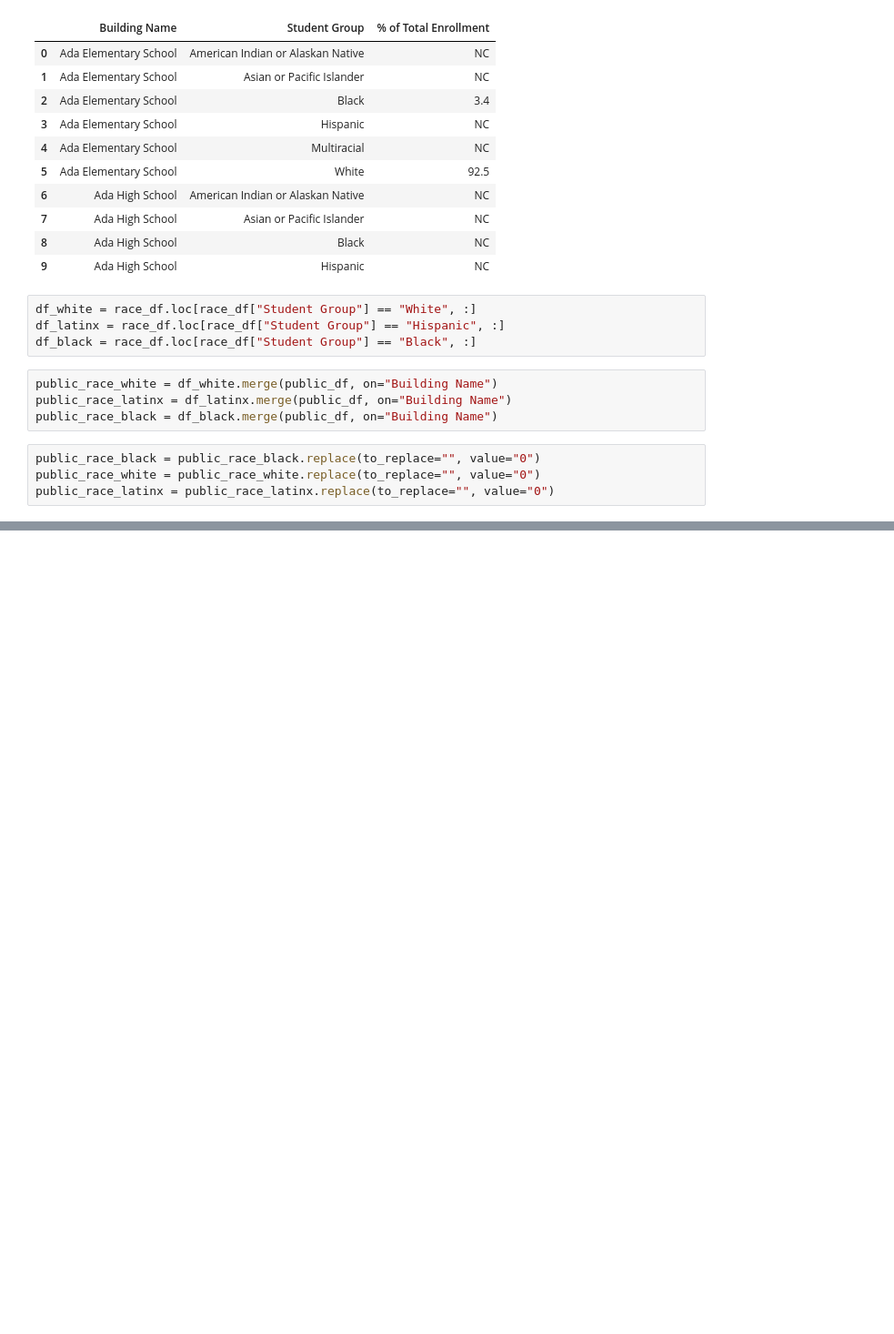
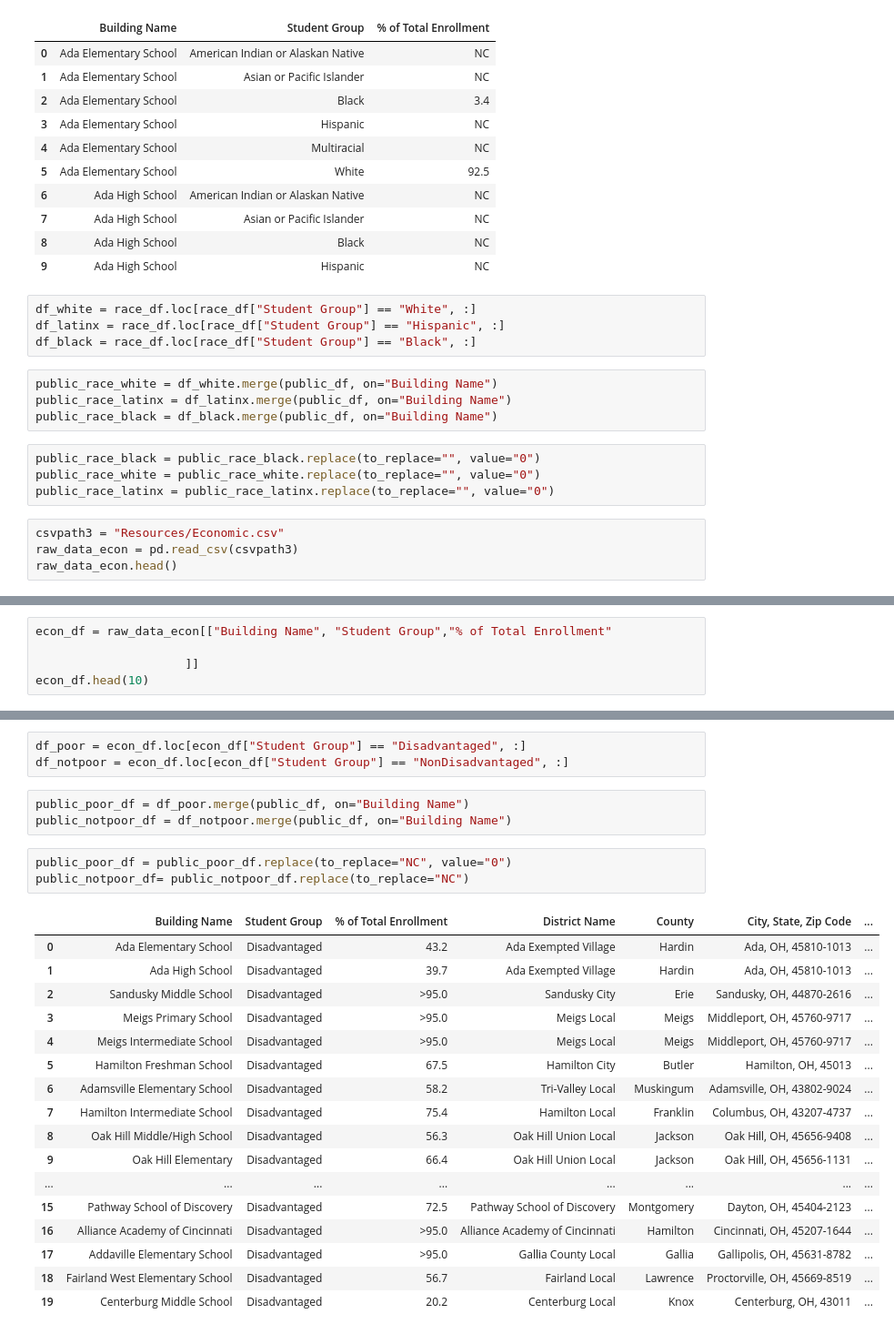
Before and after one commit to Teddi009x/Team_Scholastic_Crush, a Jupyter notebook: TeamScholasticCrush.ipynb, the cells around one changed output, grey strips where cells are left out. Shown at 91% size. Drawn from its saved outputs; the diff is of its cells as text; blank space fills up the shorter version.

Commit message:
poverty data

```diff
--- a/TeamScholasticCrush.ipynb
+++ b/TeamScholasticCrush.ipynb
@@ -100,3 +100,7 @@ public_race_black = df_black.merge(public_df, on="Building Name")
 public_race_black = public_race_black.replace(to_replace="", value="0")
 public_race_white = public_race_white.replace(to_replace="", value="0")
 public_race_latinx = public_race_latinx.replace(to_replace="", value="0")
+# %%
+csvpath3 = "Resources/Economic.csv"
+raw_data_econ = pd.read_csv(csvpath3)
+raw_data_econ.head()
@@ -102,0 +115,5 @@ public_race_latinx = public_race_latinx.replace(to_replace="", value="0")
+# %%
+econ_df = raw_data_econ[["Building Name", "Student Group","% of Total Enrollment"
+
+                     ]]
+econ_df.head(10)
@@ -102,0 +132,27 @@ public_race_latinx = public_race_latinx.replace(to_replace="", value="0")
+# %%
+df_poor = econ_df.loc[econ_df["Student Group"] == "Disadvantaged", :]
+df_notpoor = econ_df.loc[econ_df["Student Group"] == "NonDisadvantaged", :]
+# %%
+public_poor_df = df_poor.merge(public_df, on="Building Name")
+public_notpoor_df = df_notpoor.merge(public_df, on="Building Name")
+# %%
+public_poor_df = public_poor_df.replace(to_replace="NC", value="0")
+public_notpoor_df= public_notpoor_df.replace(to_replace="NC")
+# %% [output]
+|  | Building Name | Student Group | % of Total Enrollment | District Name | County | City, State, Zip Code | ... |
+| 0 | Ada Elementary School | Disadvantaged | 43.2 | Ada Exempted Village | Hardin | Ada, OH, 45810-1013 | ... |
+| 1 | Ada High School | Disadvantaged | 39.7 | Ada Exempted Village | Hardin | Ada, OH, 45810-1013 | ... |
+| 2 | Sandusky Middle School | Disadvantaged | >95.0 | Sandusky City | Erie | Sandusky, OH, 44870-2616 | ... |
+| 3 | Meigs Primary School | Disadvantaged | >95.0 | Meigs Local | Meigs | Middleport, OH, 45760-9717 | ... |
+| 4 | Meigs Intermediate School | Disadvantaged | >95.0 | Meigs Local | Meigs | Middleport, OH, 45760-9717 | ... |
+| 5 | Hamilton Freshman School | Disadvantaged | 67.5 | Hamilton City | Butler | Hamilton, OH, 45013 | ... |
+| 6 | Adamsville Elementary School | Disadvantaged | 58.2 | Tri-Valley Local | Muskingum | Adamsville, OH, 43802-9024 | ... |
+| 7 | Hamilton Intermediate School | Disadvantaged | 75.4 | Hamilton Local | Franklin | Columbus, OH, 43207-4737 | ... |
+| 8 | Oak Hill Middle/High School | Disadvantaged | 56.3 | Oak Hill Union Local | Jackson | Oak Hill, OH, 45656-9408 | ... |
+| 9 | Oak Hill Elementary | Disadvantaged | 66.4 | Oak Hill Union Local | Jackson | Oak Hill, OH, 45656-1131 | ... |
+| ... | ... | ... | ... | ... | ... | ... | ... |
+| 15 | Pathway School of Discovery | Disadvantaged | 72.5 | Pathway School of Discovery | Montgomery | Dayton, OH, 45404-2123 | ... |
+| 16 | Alliance Academy of Cincinnati | Disadvantaged | >95.0 | Alliance Academy of Cincinnati | Hamilton | Cincinnati, OH, 45207-1644 | ... |
+| 17 | Addaville Elementary School | Disadvantaged | >95.0 | Gallia County Local | Gallia | Gallipolis, OH, 45631-8782 | ... |
+| 18 | Fairland West Elementary School | Disadvantaged | 56.7 | Fairland Local | Lawrence | Proctorville, OH, 45669-8519 | ... |
+| 19 | Centerburg Middle School | Disadvantaged | 20.2 | Centerburg Local | Knox | Centerburg, OH, 43011 | ... |
```
Also changed, not shown: parts of 2 cells of this notebook.
